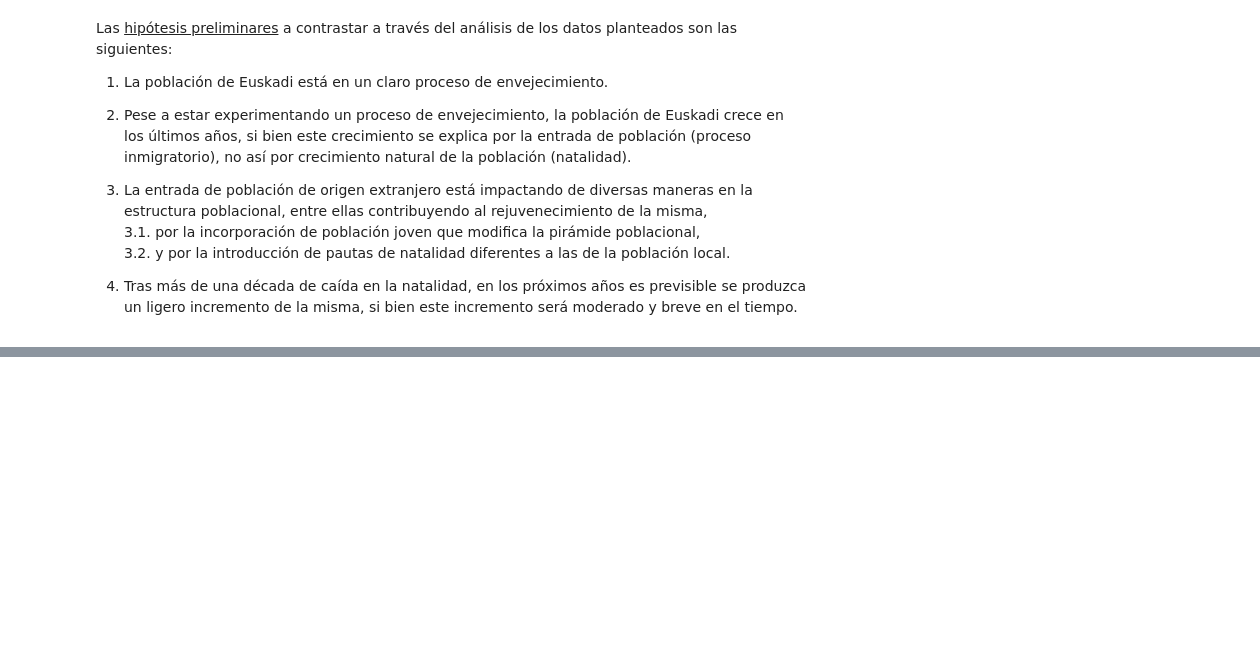
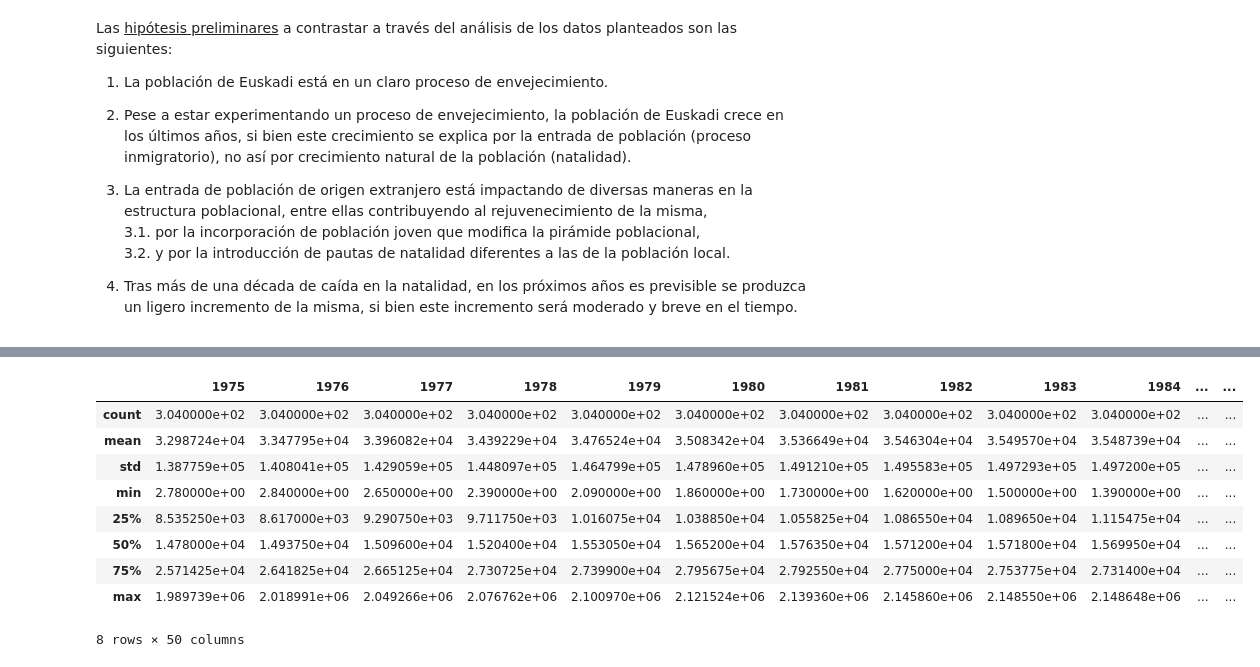
Before and after one commit to Leire2026/EDA, a Jupyter notebook: Presentacion.ipynb, the cells around one changed output, grey strips where cells are left out. Saved outputs shown, nothing was run; the diff lists cells and outputs as text; code cells hidden in the pictures; blank space fills up the shorter version.

```diff
--- a/Presentacion.ipynb
+++ b/Presentacion.ipynb
@@ -136,0 +174,13 @@ ine.describe(include="all")
+# %%
+ine_comp.describe()
+# %% [output]
+|  | 1975 | 1976 | 1977 | 1978 | 1979 | 1980 | 1981 | 1982 | 1983 | 1984 | ... | ... |
+| count | 3.040000e+02 | 3.040000e+02 | 3.040000e+02 | 3.040000e+02 | 3.040000e+02 | 3.040000e+02 | 3.040000e+02 | 3.040000e+02 | 3.040000e+02 | 3.040000e+02 | ... | ... |
+| mean | 3.298724e+04 | 3.347795e+04 | 3.396082e+04 | 3.439229e+04 | 3.476524e+04 | 3.508342e+04 | 3.536649e+04 | 3.546304e+04 | 3.549570e+04 | 3.548739e+04 | ... | ... |
+| std | 1.387759e+05 | 1.408041e+05 | 1.429059e+05 | 1.448097e+05 | 1.464799e+05 | 1.478960e+05 | 1.491210e+05 | 1.495583e+05 | 1.497293e+05 | 1.497200e+05 | ... | ... |
+| min | 2.780000e+00 | 2.840000e+00 | 2.650000e+00 | 2.390000e+00 | 2.090000e+00 | 1.860000e+00 | 1.730000e+00 | 1.620000e+00 | 1.500000e+00 | 1.390000e+00 | ... | ... |
+| 25% | 8.535250e+03 | 8.617000e+03 | 9.290750e+03 | 9.711750e+03 | 1.016075e+04 | 1.038850e+04 | 1.055825e+04 | 1.086550e+04 | 1.089650e+04 | 1.115475e+04 | ... | ... |
+| 50% | 1.478000e+04 | 1.493750e+04 | 1.509600e+04 | 1.520400e+04 | 1.553050e+04 | 1.565200e+04 | 1.576350e+04 | 1.571200e+04 | 1.571800e+04 | 1.569950e+04 | ... | ... |
+| 75% | 2.571425e+04 | 2.641825e+04 | 2.665125e+04 | 2.730725e+04 | 2.739900e+04 | 2.795675e+04 | 2.792550e+04 | 2.775000e+04 | 2.753775e+04 | 2.731400e+04 | ... | ... |
+| max | 1.989739e+06 | 2.018991e+06 | 2.049266e+06 | 2.076762e+06 | 2.100970e+06 | 2.121524e+06 | 2.139360e+06 | 2.145860e+06 | 2.148550e+06 | 2.148648e+06 | ... | ... |
+8 rows × 50 columns
```
Also changed, not shown: parts of 5 cells of this notebook, 4 other files.
